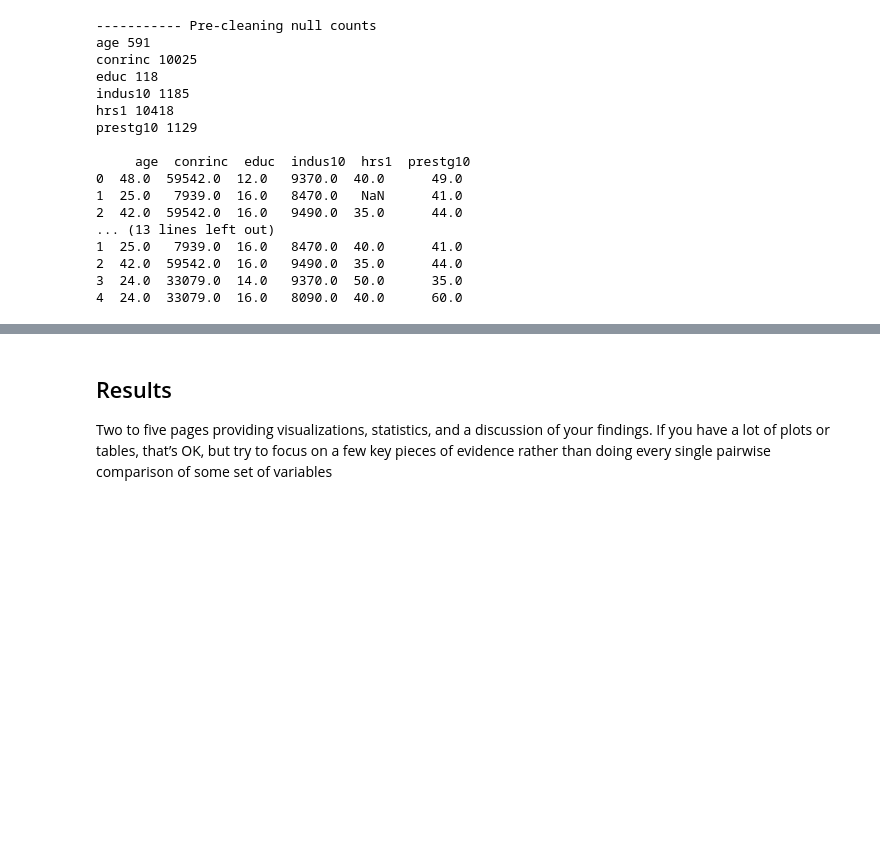
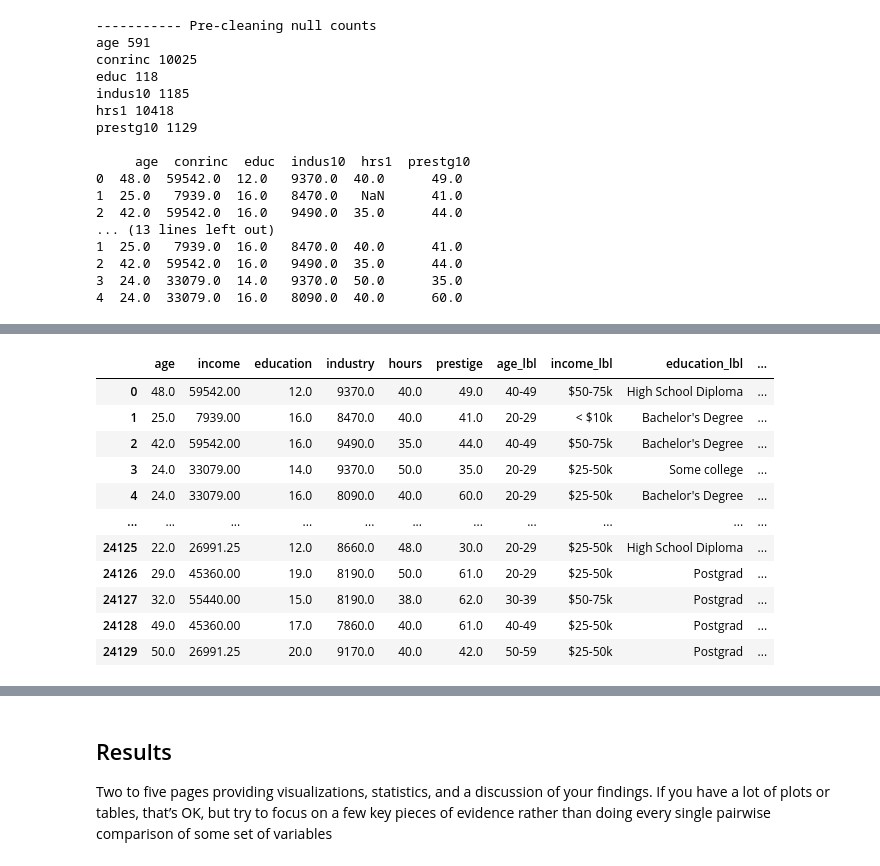
Before and after one commit to gsilver321/project_gss, a Jupyter notebook: project1_paper.ipynb, the cells around one changed output, grey strips where cells are left out. Saved outputs shown, nothing was run; the diff lists cells and outputs as text; code cells hidden in the pictures; blank space fills up the shorter version.

```diff
--- a/project1_paper.ipynb
+++ b/project1_paper.ipynb
@@ -94,0 +79,5 @@ df
+# %%
+# rename columns for later analysis
+df = df.rename(columns={'conrinc': 'income', 'indus10': 'industry', 'educ': 'education',
+                   'hrs1': 'hours', 'prestg10': 'prestige'})
+df
@@ -94,0 +98,76 @@ df
+# %%
+for v in df.columns: # create column labels for analysis that group values similar to gss (e.g. 10-19 years old for age)
+  df[v + '_lbl'] = ''
+
+# labeling functions
+def determine_range(x):
+  range = int(x // 10)
+  return f'{range}0-{range}9'
+
+def determine_conrinc(x):
+  conrinc = x / 10000
+  if conrinc < 1: return '< $10k'
+  elif conrinc < 2.5: return '$10-25k'
+  elif conrinc < 5: return '$25-50k'
+  elif conrinc < 7.5: return '$50-75k'
+  elif conrinc < 10: return '$75-100k'
+  elif conrinc < 25: return '$100-250k'
+  return '$250k+'
+
+def determine_educ(x):
+  if x < 12: return 'Less than high school'
+  elif x == 12: return 'High School Diploma'
+  elif x < 15: return 'Some college'
+  elif x == 16: return "Bachelor's Degree"
+  return 'Postgrad'
+
+def determine_indus(x):
+  # job codes found at U.S. Bureau of the Census occupation and industry codes
+  # https://www.bls.gov/tus/iocodes/census07icodes.pdf
+  if x < 300: return 'Agriculture, forestry, fishing, and hunting'
+  elif x < 500: return 'Mining, quarrying, and oil and gas extraction'
+  elif x < 700: return 'Utilities'
+  elif x < 800: return 'Construction'
+  elif x < 4000: return 'Manufacturing'
+  elif x < 6000: return 'Wholesale and retail trade'
+  elif x < 6400: return 'Transportation and warehousing'
+  elif x < 6800: return 'Information'
+  elif x < 7000: return 'Finance and insurance'
+  elif x < 7200: return 'Real estate and rental and leasing'
+  elif x < 7500: return 'Professional and technical services'
+  elif x < 7800: return 'Management, administrative, and waste services'
+  elif x < 7900: return 'Educational services'
+  elif x < 8500: return 'Health care and social assistance'
+  elif x < 8700: return 'Leisure and hospitality'
+  elif x < 9300: return 'Other services'
+  return 'Public administration'
+
+
+# determine labels for each variable
+for c in ['age', 'prestige', 'hours']:
+  for i, v in enumerate(df[c]):
+    df.loc[i, c + '_lbl'] = determine_range(v)
+
+for i, v in enumerate(df['income']):
+  df.loc[i, 'income_lbl'] = determine_conrinc(v)
+
+for i, v in enumerate(df['education']):
+  df.loc[i, 'education_lbl'] = determine_educ(v)
+
+for i, v in enumerate(df['industry']):
+  df.loc[i, 'industry_lbl'] = determine_indus(v)
+
+df
+# %% [output]
+|  | age | income | education | industry | hours | prestige | age_lbl | income_lbl | education_lbl | ... |
+| 0 | 48.0 | 59542.00 | 12.0 | 9370.0 | 40.0 | 49.0 | 40-49 | $50-75k | High School Diploma | ... |
+| 1 | 25.0 | 7939.00 | 16.0 | 8470.0 | 40.0 | 41.0 | 20-29 | < $10k | Bachelor's Degree | ... |
+| 2 | 42.0 | 59542.00 | 16.0 | 9490.0 | 35.0 | 44.0 | 40-49 | $50-75k | Bachelor's Degree | ... |
+| 3 | 24.0 | 33079.00 | 14.0 | 9370.0 | 50.0 | 35.0 | 20-29 | $25-50k | Some college | ... |
+| 4 | 24.0 | 33079.00 | 16.0 | 8090.0 | 40.0 | 60.0 | 20-29 | $25-50k | Bachelor's Degree | ... |
+| ... | ... | ... | ... | ... | ... | ... | ... | ... | ... | ... |
+| 24125 | 22.0 | 26991.25 | 12.0 | 8660.0 | 48.0 | 30.0 | 20-29 | $25-50k | High School Diploma | ... |
+| 24126 | 29.0 | 45360.00 | 19.0 | 8190.0 | 50.0 | 61.0 | 20-29 | $25-50k | Postgrad | ... |
+| 24127 | 32.0 | 55440.00 | 15.0 | 8190.0 | 38.0 | 62.0 | 30-39 | $50-75k | Postgrad | ... |
+| 24128 | 49.0 | 45360.00 | 17.0 | 7860.0 | 40.0 | 61.0 | 40-49 | $25-50k | Postgrad | ... |
+| 24129 | 50.0 | 26991.25 | 20.0 | 9170.0 | 40.0 | 42.0 | 50-59 | $25-50k | Postgrad | ... |
```
Also changed, not shown: parts of 6 cells of this notebook.
